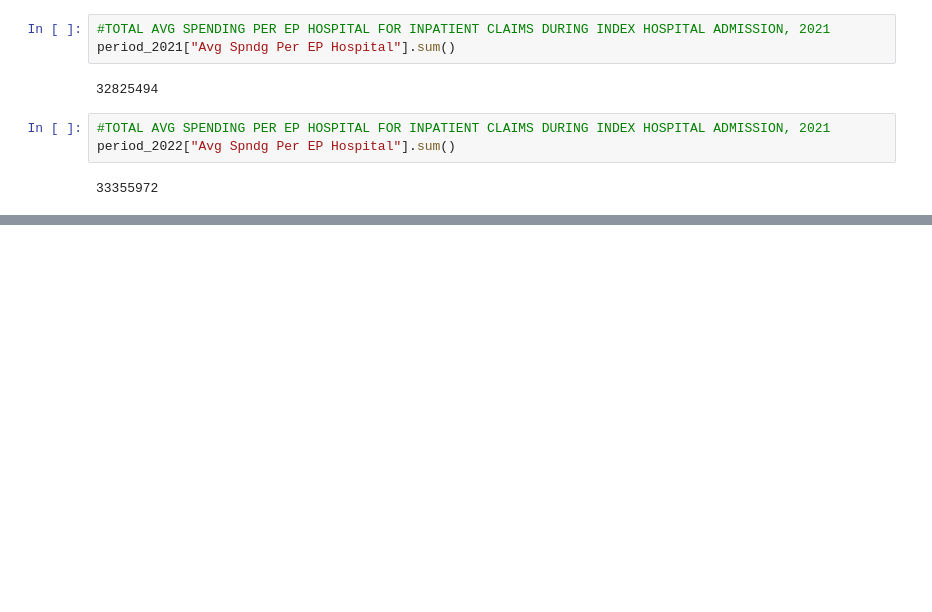
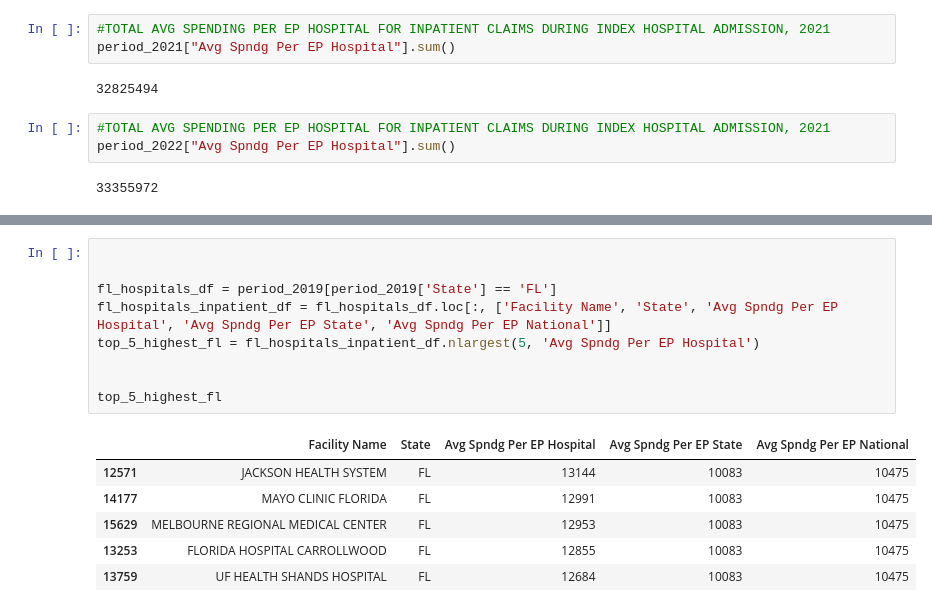
Before and after one commit to ZainabShafi/MEDICARE_EXPENDITURES_ANALYSIS, a Jupyter notebook: Project_1_DFs.ipynb, the cells around one changed output, grey strips where cells are left out. Drawn from its saved outputs; the diff is of its cells as text; blank space fills up the shorter version.

```diff
--- a/Project_1_DFs.ipynb
+++ b/Project_1_DFs.ipynb
@@ -633,0 +650,16 @@ period_2022["Avg Spndg Per EP Hospital"].sum()
+# %%
+
+
+fl_hospitals_df = period_2019[period_2019['State'] == 'FL']
+fl_hospitals_inpatient_df = fl_hospitals_df.loc[:, ['Facility Name', 'State', 'Avg Spndg Per EP Hospital', 'Avg Spndg Per EP State', 'Avg Spndg Per EP National']]
+top_5_highest_fl = fl_hospitals_inpatient_df.nlargest(5, 'Avg Spndg Per EP Hospital')
+
+
+top_5_highest_fl
+# %% [output]
+|  | Facility Name | State | Avg Spndg Per EP Hospital | Avg Spndg Per EP State | Avg Spndg Per EP National |
+| 12571 | JACKSON HEALTH SYSTEM | FL | 13144 | 10083 | 10475 |
+| 14177 | MAYO CLINIC FLORIDA | FL | 12991 | 10083 | 10475 |
+| 15629 | MELBOURNE REGIONAL MEDICAL CENTER | FL | 12953 | 10083 | 10475 |
+| 13253 | FLORIDA HOSPITAL CARROLLWOOD | FL | 12855 | 10083 | 10475 |
+| 13759 | UF HEALTH SHANDS HOSPITAL | FL | 12684 | 10083 | 10475 |
```
Also changed, not shown: parts of 11 cells of this notebook, 1 other file.
